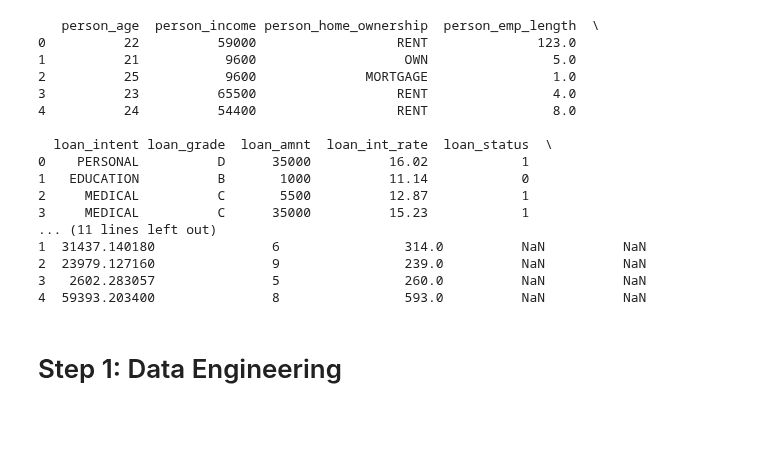
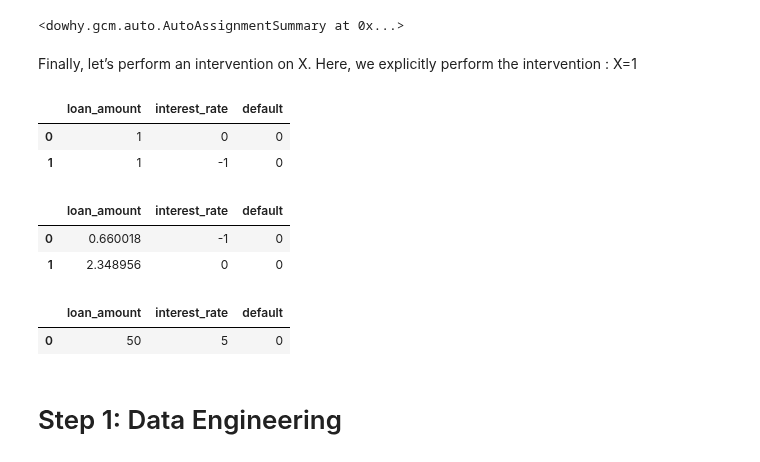
Before and after one commit to dzrich/PhD_Research_in_CausalML, a Jupyter notebook: CausalML.ipynb, the cells around one changed output. Saved outputs shown, nothing was run; the diff lists cells and outputs as text; code cells hidden in the pictures; blank space fills up the shorter version.

```diff
--- a/CausalML.ipynb
+++ b/CausalML.ipynb
@@ -42 +81,40 @@ print("Estimated Causal Effect:", estimate.value)
+# %%
+causal_model = gcm.InvertibleStructuralCausalModel(nx.DiGraph([('loan_amount', 'interest_rate'), ('interest_rate', 'default')])) # X -> Y -> Z
+gcm.auto.assign_causal_mechanisms(causal_model, data)
+# %% [output]
+<dowhy.gcm.auto.AutoAssignmentSummary at 0x...>
+# %%
+gcm.fit(causal_model, data)
+# %% [markdown]
+Finally, let’s perform an intervention on X. Here, we explicitly perform the intervention
+: X=1
+# %%
+#Interventions
+
+samples = gcm.interventional_samples(causal_model,
+                                     {'loan_amount': lambda loan_amount: 1},
+                                     num_samples_to_draw=500)
+samples.head(2)
+# %% [output]
+|  | loan_amount | interest_rate | default |
+| 0 | 1 | 0 | 0 |
+| 1 | 1 | -1 | 0 |
+# %%
+samples = gcm.interventional_samples(causal_model,
+                                     {'loan_amount': lambda loan_amount: loan_amount + 0.5},
+                                     num_samples_to_draw=500)
+samples.head(2)
+# %% [output]
+|  | loan_amount | interest_rate | default |
+| 0 | 0.660018 | -1 | 0 |
+| 1 | 2.348956 | 0 | 0 |
+# %%
+#Counterfactuals
+gcm.counterfactual_samples(
+    causal_model,
+    {'loan_amount': lambda loan_amount: 50},
+    observed_data=pd.DataFrame(data=dict(loan_amount=[52], interest_rate=[5], default=[0])))
+# %% [output]
+|  | loan_amount | interest_rate | default |
+| 0 | 50 | 5 | 0 |
 # %%
@@ -47,32 +125,5 @@ from sklearn.model_selection import train_test_split, cross_val_score
 from sklearn.ensemble import RandomForestClassifier
 from sklearn.linear_model import LogisticRegression
 from sklearn.metrics import accuracy_score, f1_score
-# %%
-# The raw link to the CSV file in the GitHub repository
-url = 'https://raw.githubusercontent.com/dzrich/PhD_Research_in_CausalML/main/Data/CreditRiskDataset.csv'
-
-# Load the CSV file into a pandas DataFrame
-CreditRiskDataset = pd.read_csv(url)
-
-# Display the first few rows of the dataset
-print(CreditRiskDataset.head())
-# %% [output]
-   person_age  person_income person_home_ownership  person_emp_length  \
-0          22          59000                  RENT              123.0
-1          21           9600                   OWN                5.0
-2          25           9600              MORTGAGE                1.0
-3          23          65500                  RENT                4.0
-4          24          54400                  RENT                8.0
-
-  loan_intent loan_grade  loan_amnt  loan_int_rate  loan_status  \
-0    PERSONAL          D      35000          16.02            1
-1   EDUCATION          B       1000          11.14            0
-2     MEDICAL          C       5500          12.87            1
-3     MEDICAL          C      35000          15.23            1
-... (11 lines left out)
-1  31437.140180               6                314.0          NaN          NaN
-2  23979.127160               9                239.0          NaN          NaN
-3   2602.283057               5                260.0          NaN          NaN
-4  59393.203400               8                593.0          NaN          NaN
 # %% [markdown]
 # Step 1: Data Engineering
```
Also changed, not shown: parts of 19 cells of this notebook.
